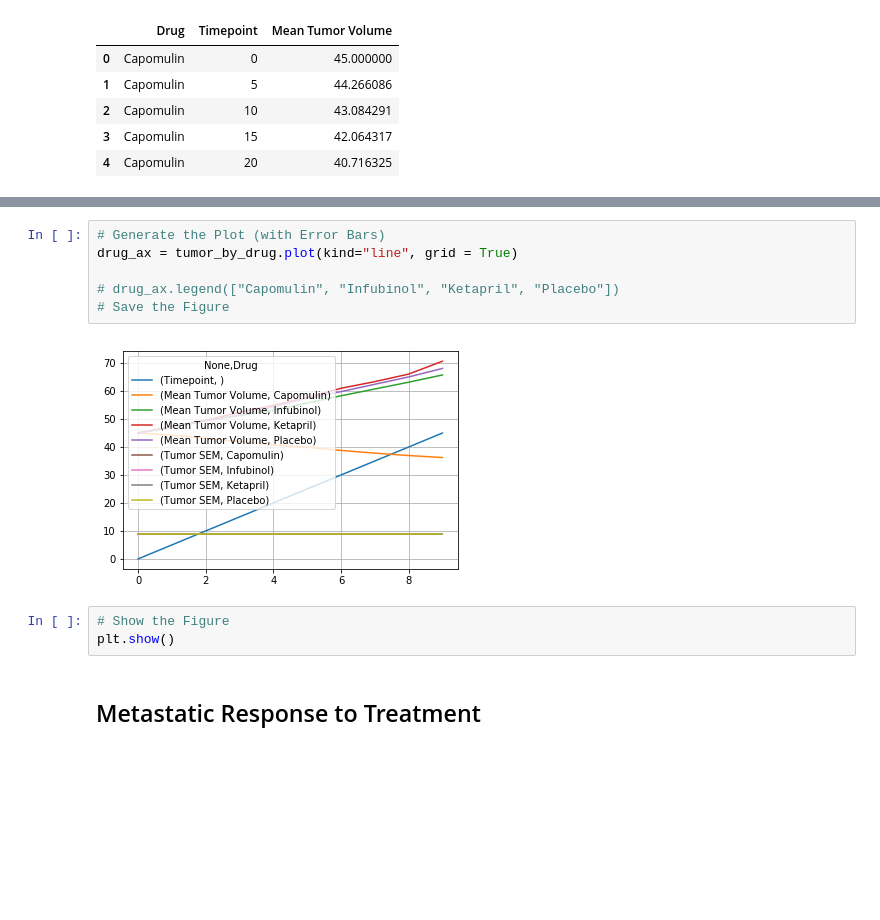
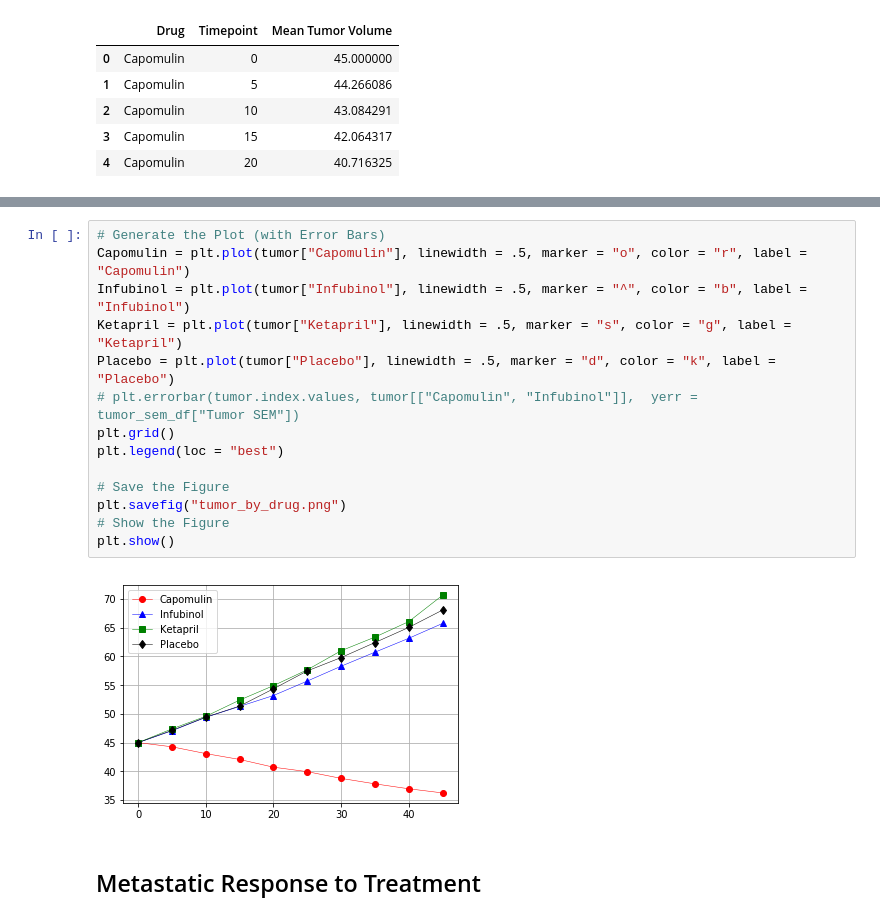
Before and after one commit to SMahashraya/pymaceuticals, a Jupyter notebook: pymaceuticals_starter.ipynb, the cells around one changed output, grey strips where cells are left out. Saved outputs shown, nothing was run; the diff lists cells and outputs as text; blank space fills up the shorter version.

```diff
--- a/pymaceuticals_starter.ipynb
+++ b/pymaceuticals_starter.ipynb
@@ -86,14 +88,19 @@ tumor_by_drug.head()
-# %%
-# Generate the Plot (with Error Bars)
-drug_ax = tumor_by_drug.plot(kind="line", grid = True)
-
-# drug_ax.legend(["Capomulin", "Infubinol", "Ketapril", "Placebo"])
-# Save the Figure
-# %% [output]
-[figure, removed]
-# %%
-# Show the Figure
-plt.show()
+# %%
+# Generate the Plot (with Error Bars)
+Capomulin = plt.plot(tumor["Capomulin"], linewidth = .5, marker = "o", color = "r", label = "Capomulin")
+Infubinol = plt.plot(tumor["Infubinol"], linewidth = .5, marker = "^", color = "b", label = "Infubinol")
+Ketapril = plt.plot(tumor["Ketapril"], linewidth = .5, marker = "s", color = "g", label = "Ketapril")
+Placebo = plt.plot(tumor["Placebo"], linewidth = .5, marker = "d", color = "k", label = "Placebo")
+# plt.errorbar(tumor.index.values, tumor[["Capomulin", "Infubinol"]],  yerr = tumor_sem_df["Tumor SEM"])
+plt.grid()
+plt.legend(loc = "best")
+
+# Save the Figure
+plt.savefig("tumor_by_drug.png")
+# Show the Figure
+plt.show()
+# %% [output]
+[figure, added]
 # %% [markdown]
 ## Metastatic Response to Treatment
 # %%
```
Also changed, not shown: parts of 3 cells of this notebook, 1 other file.
